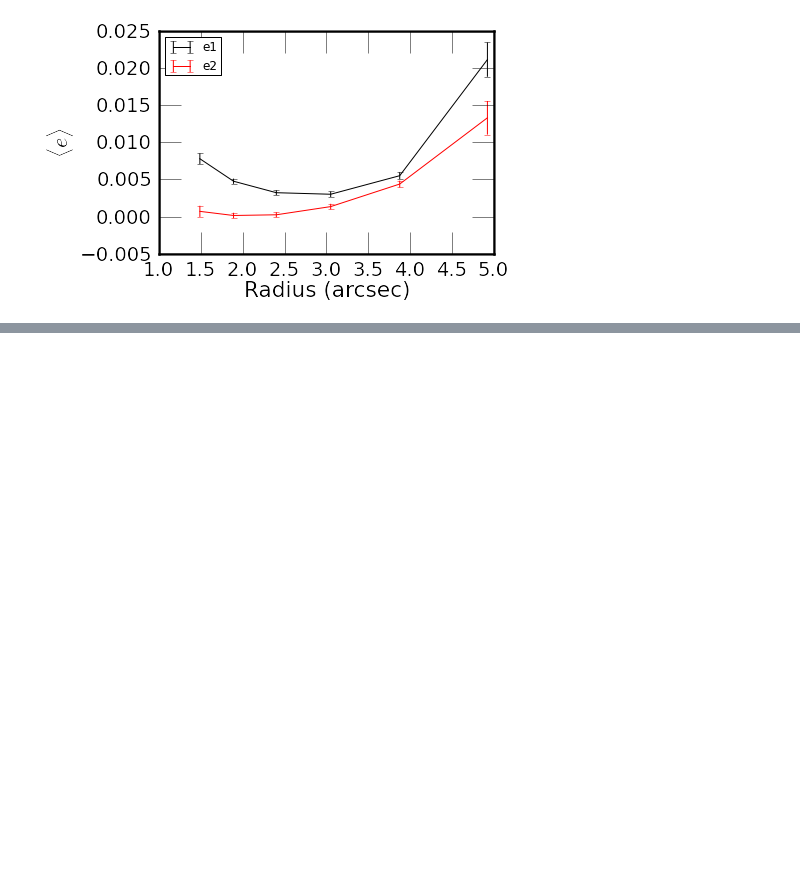
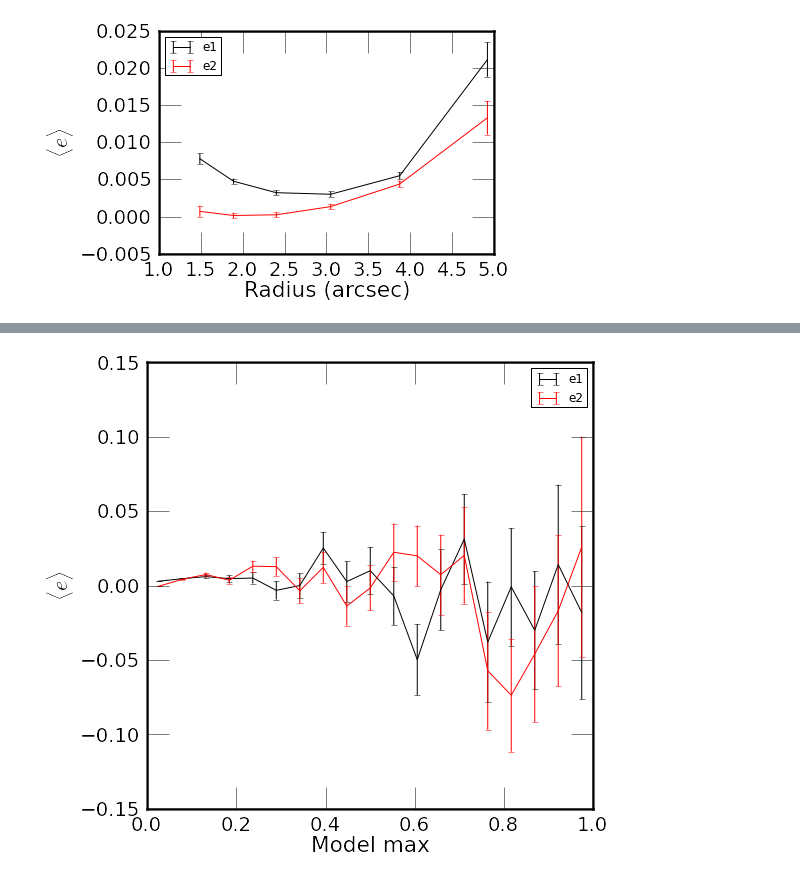
Before and after one commit to vvinuv/ipynb, a Jupyter notebook: im3shape_v6.ipynb, the cells around one changed output, grey strips where cells are left out. Cells and saved outputs as stored; diff of their text form; code cells hidden in the pictures; blank space fills up the shorter version.

```diff
--- a/im3shape_v6.ipynb
+++ b/im3shape_v6.ipynb
@@ -158,0 +192,5 @@ bas.plot_rad(iim3[crad]['radius'], iim3[crad]['e1'], iim3[crad]['e2'], 7, 10)
+# %%
+reload(bas)
+bas.plot_q(iim3[spte]['model_max'], iim3[spte]['e1'], iim3[spte]['e2'], 0, 1, 20, 'Model max', figsize=(8,8))
+# %% [output]
+[figure, added]
```
Also changed, not shown: parts of 9 cells of this notebook.
